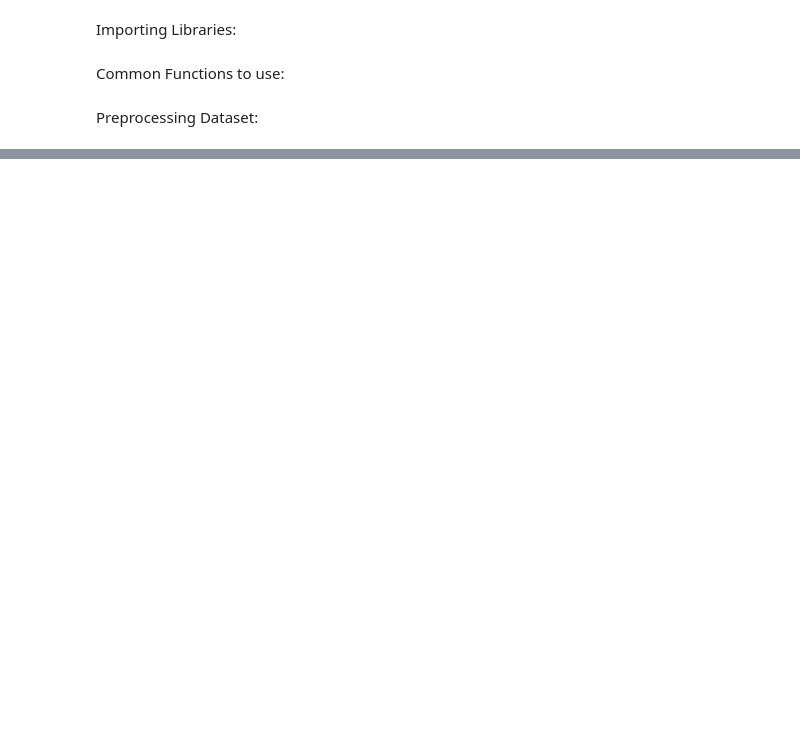
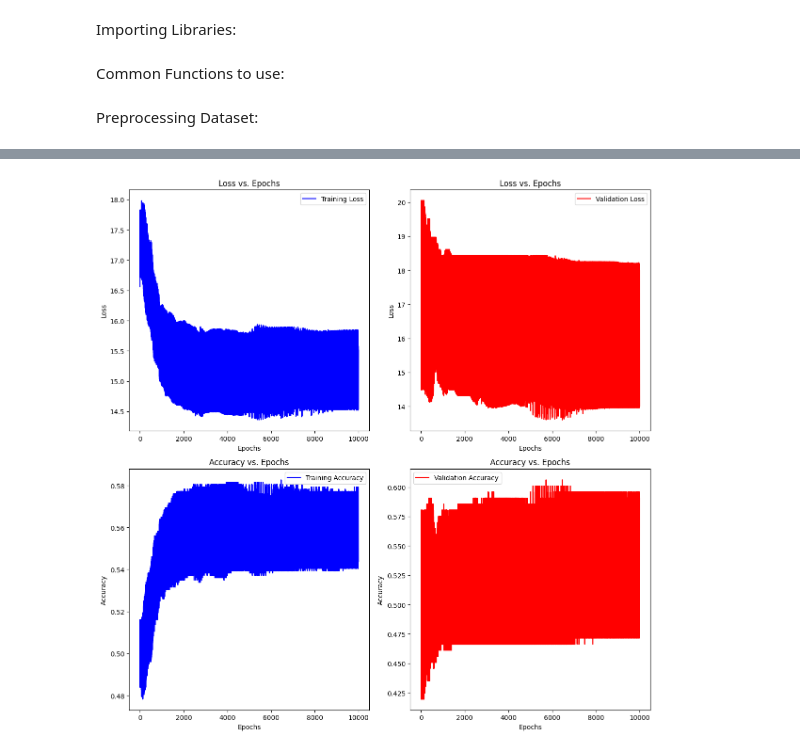
Before and after one commit to himangg/ML-Assignments, a Jupyter notebook: Assignment 1/SectionB.ipynb, the cells around one changed output, grey strips where cells are left out. Saved outputs shown, nothing was run; the diff lists cells and outputs as text; code cells hidden in the pictures; blank space fills up the shorter version.

```diff
--- a/Assignment 1/SectionB.ipynb
+++ b/Assignment 1/SectionB.ipynb
@@ -214,0 +97,35 @@ plt.show()
+# %%
+plt.figure(figsize=(12, 12))
+
+plt.subplot(2, 2,1)
+plt.plot(train_loss_history, label='Training Loss', color='blue')
+plt.xlabel('Epochs')
+plt.ylabel('Loss')
+plt.title('Loss vs. Epochs')
+plt.legend()
+
+plt.subplot(2, 2,2)
+plt.plot(val_loss_history, label='Validation Loss', color='red')
+plt.xlabel('Epochs')
+plt.ylabel('Loss')
+plt.title('Loss vs. Epochs')
+plt.legend()
+
+plt.subplot(2, 2, 3)
+plt.plot(train_accuracy_history, label='Training Accuracy', color='blue')
+plt.xlabel('Epochs')
+plt.ylabel('Accuracy')
+plt.title('Accuracy vs. Epochs')
+plt.legend()
+
+plt.subplot(2, 2, 4)
+plt.plot(val_accuracy_history, label='Validation Accuracy', color='red')
+plt.xlabel('Epochs')
+plt.ylabel('Accuracy')
+plt.title('Accuracy vs. Epochs')
+plt.legend()
+
+plt.tight_layout()
+plt.show()
+# %% [output]
+[figure, added]
```
Also changed, not shown: parts of 18 cells of this notebook.
